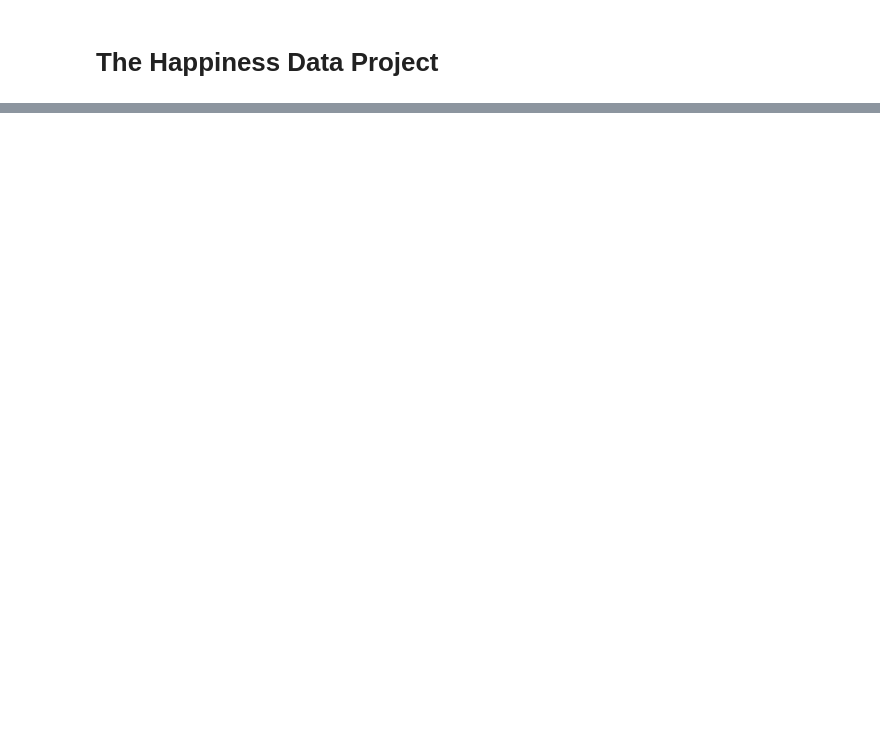
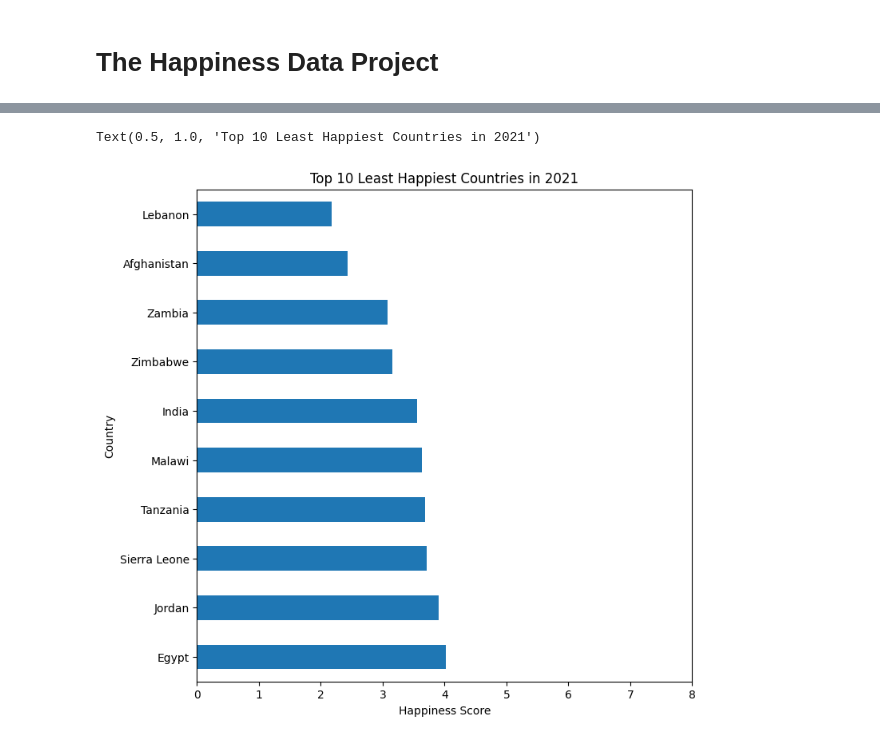
Before and after one commit to kjh97/DH-140, a Jupyter notebook: Final Project.ipynb, the cells around one changed output, grey strips where cells are left out. Cells and saved outputs as stored; diff of their text form; code cells hidden in the pictures; blank space fills up the shorter version.

```diff
--- a/Final Project.ipynb
+++ b/Final Project.ipynb
@@ -39,0 +66,8 @@ hp19.plot(y = 'Score')
+# %%
+hp21_df['Happiness Score'].tail(10).plot(xticks=np.arange(9),
+                               kind='barh', figsize= (8, 8))
+plt.xlabel("Happiness Score")
+plt.title('Top 10 Least Happiest Countries in 2021')
+# %% [output]
+Text(0.5, 1.0, 'Top 10 Least Happiest Countries in 2021')
+[figure, added]
```
Also changed, not shown: parts of 35 cells of this notebook, 2 other files.
